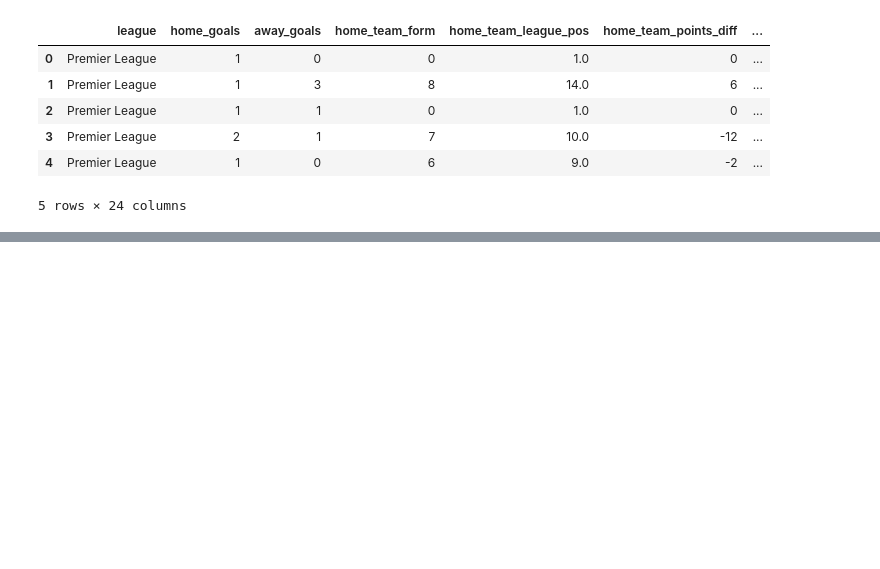
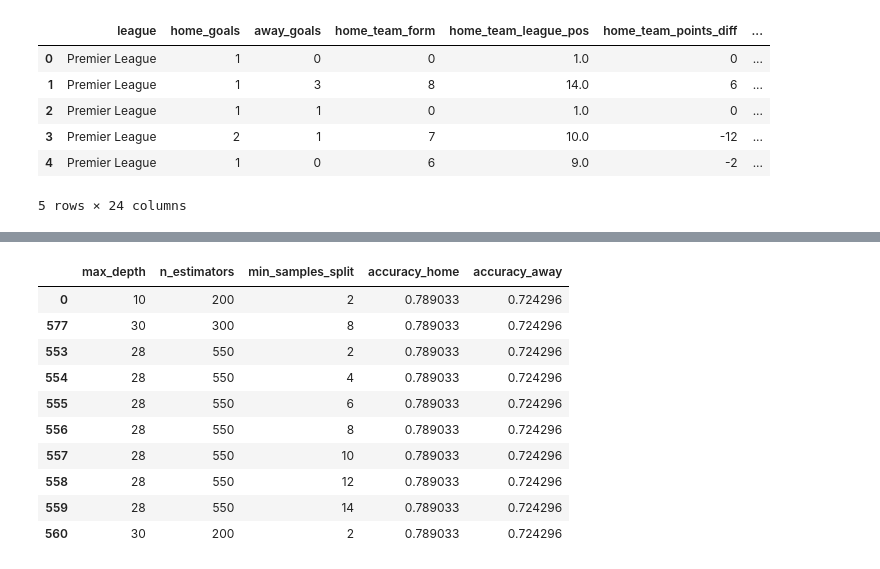
Before and after one commit to Flow791/ml_zoomcamp, a Jupyter notebook: mid_term_project/src/football_predict_model.ipynb, the cells around one changed output, grey strips where cells are left out. Cells and saved outputs as stored; diff of their text form; code cells hidden in the pictures; blank space fills up the shorter version.

```diff
--- a/mid_term_project/src/football_predict_model.ipynb
+++ b/mid_term_project/src/football_predict_model.ipynb
@@ -434,0 +316,15 @@ Manchester United vs Leicester City -> [[0 1 0 0]] - [[1 0 0 0]] | [1] | 3 - 0
+# %%
+df_result_accuracy = df_result_accuracy.sort_values('accuracy_home', ascending=False)
+df_result_accuracy.head(10)
+# %% [output]
+|  | max_depth | n_estimators | min_samples_split | accuracy_home | accuracy_away |
+| 0 | 10 | 200 | 2 | 0.789033 | 0.724296 |
+| 577 | 30 | 300 | 8 | 0.789033 | 0.724296 |
+| 553 | 28 | 550 | 2 | 0.789033 | 0.724296 |
+| 554 | 28 | 550 | 4 | 0.789033 | 0.724296 |
+| 555 | 28 | 550 | 6 | 0.789033 | 0.724296 |
+| 556 | 28 | 550 | 8 | 0.789033 | 0.724296 |
+| 557 | 28 | 550 | 10 | 0.789033 | 0.724296 |
+| 558 | 28 | 550 | 12 | 0.789033 | 0.724296 |
+| 559 | 28 | 550 | 14 | 0.789033 | 0.724296 |
+| 560 | 30 | 200 | 2 | 0.789033 | 0.724296 |
```
Also changed, not shown: parts of 18 cells of this notebook, 5 other files.
